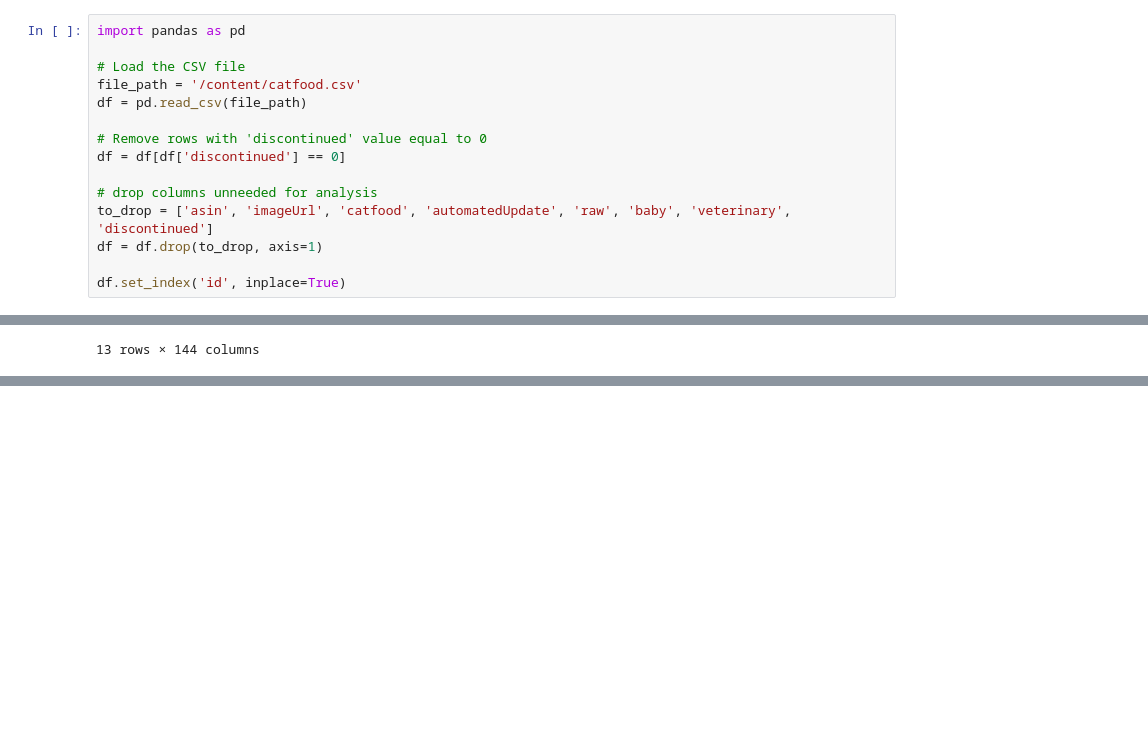
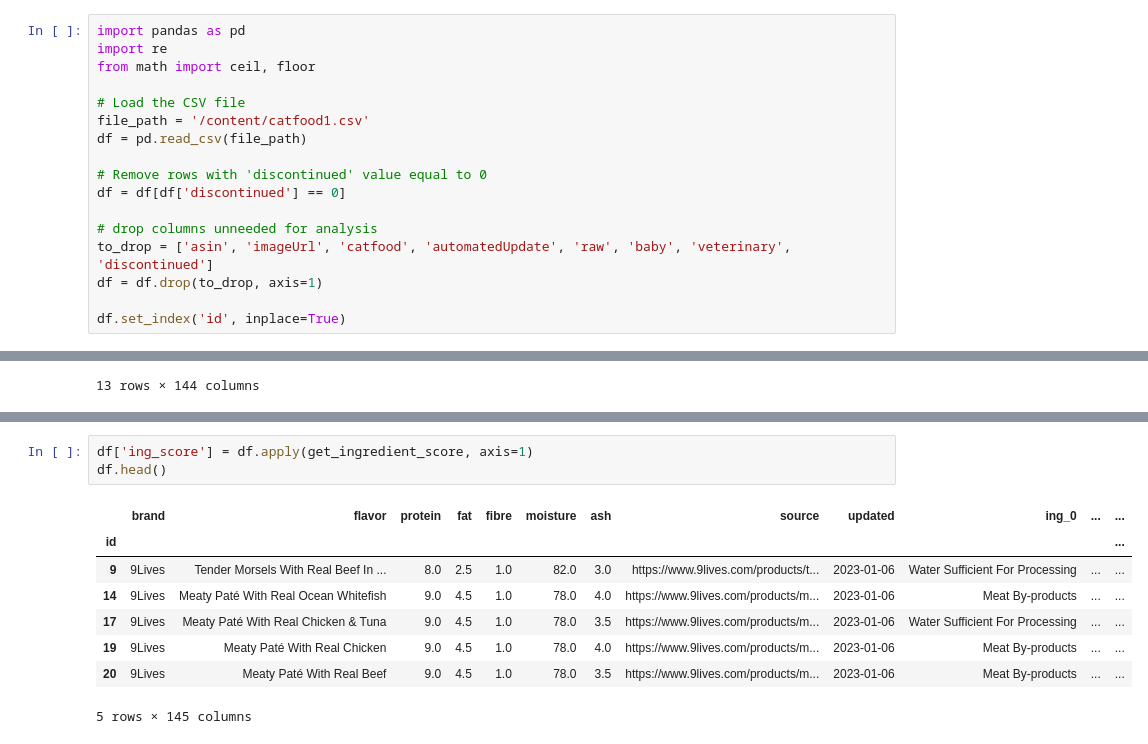
Before and after one commit to tammyd/CFDB_Notebook, a Jupyter notebook: CFDB_analysis.ipynb, the cells around one changed output, grey strips where cells are left out. Drawn from its saved outputs; the diff is of its cells as text; blank space fills up the shorter version.

```diff
--- a/CFDB_analysis.ipynb
+++ b/CFDB_analysis.ipynb
@@ -2,9 +2,11 @@
 <a href="https://colab.research.google.com/github/tammyd/CFDB_Notebook/blob/main/CFDB_analysis.ipynb" target="_parent"><img src="https://colab.research.google.com/assets/colab-badge.svg" alt="Open In Colab"/></a>
 # %%
 import pandas as pd
+import re
+from math import ceil, floor
 
 # Load the CSV file
-file_path = '/content/catfood.csv'
+file_path = '/content/catfood1.csv'
 df = pd.read_csv(file_path)
 
 # Remove rows with 'discontinued' value equal to 0
@@ -135,0 +314,12 @@ def get_ingredient_score(row):
+# %%
+df['ing_score'] = df.apply(get_ingredient_score, axis=1)
+df.head()
+# %% [output]
+|  | brand | flavor | protein | fat | fibre | moisture | ash | source | updated | ing_0 | ... | ... |
+| id |  |  |  |  |  |  |  |  |  |  |  | ... |
+| 9 | 9Lives | Tender Morsels With Real Beef In ... | 8.0 | 2.5 | 1.0 | 82.0 | 3.0 | https://www.9lives.com/products/t... | 2023-01-06 | Water Sufficient For Processing | ... | ... |
+| 14 | 9Lives | Meaty Paté With Real Ocean Whitefish | 9.0 | 4.5 | 1.0 | 78.0 | 4.0 | https://www.9lives.com/products/m... | 2023-01-06 | Meat By-products | ... | ... |
+| 17 | 9Lives | Meaty Paté With Real Chicken & Tuna | 9.0 | 4.5 | 1.0 | 78.0 | 3.5 | https://www.9lives.com/products/m... | 2023-01-06 | Water Sufficient For Processing | ... | ... |
+| 19 | 9Lives | Meaty Paté With Real Chicken | 9.0 | 4.5 | 1.0 | 78.0 | 4.0 | https://www.9lives.com/products/m... | 2023-01-06 | Meat By-products | ... | ... |
+| 20 | 9Lives | Meaty Paté With Real Beef | 9.0 | 4.5 | 1.0 | 78.0 | 3.5 | https://www.9lives.com/products/m... | 2023-01-06 | Meat By-products | ... | ... |
+5 rows × 145 columns
```
Also changed, not shown: parts of 1 cell of this notebook.
